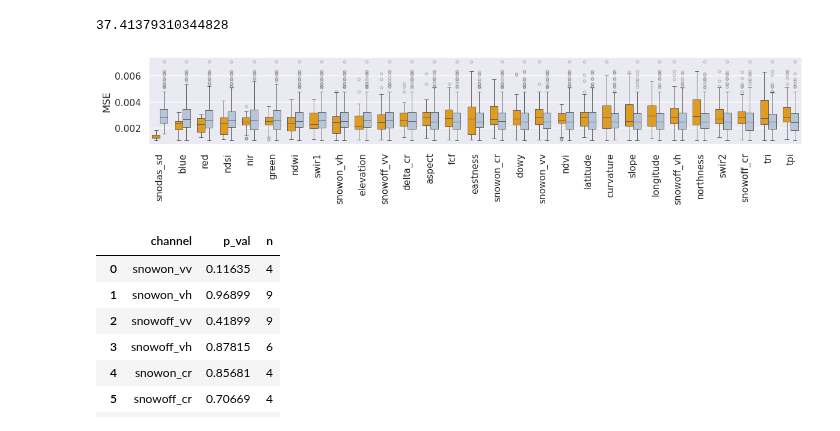
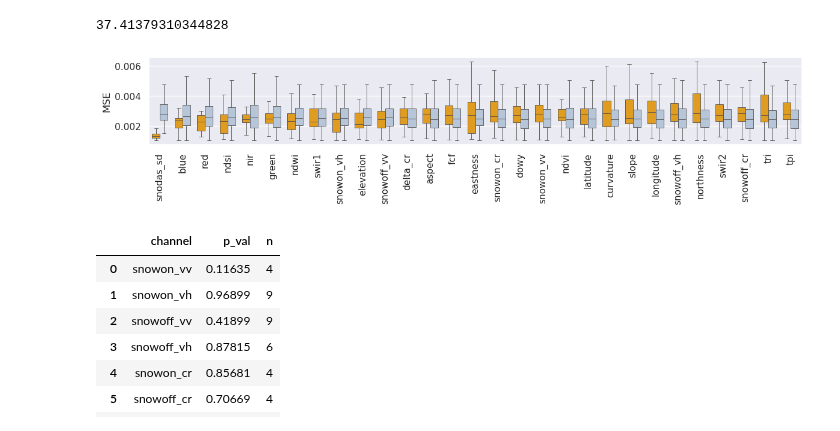
Before and after one commit to geo-smart/deep-snow, a Jupyter notebook: notebooks/train_val_test/feature_importance/check_pickle_montecarlo.ipynb, the cells around one changed output. Cells and saved outputs as stored; diff of their text form; code cells hidden in the pictures.

```diff
--- a/notebooks/train_val_test/feature_importance/check_pickle_montecarlo.ipynb
+++ b/notebooks/train_val_test/feature_importance/check_pickle_montecarlo.ipynb
@@ -208,33 +208,33 @@ sorted_columns = improved_names + worse_names
 # %%
 sns.set_theme()
 
 # Melt the DataFrame
 df_melted = pd.melt(df, id_vars=['channel'], value_vars=['val_mse_w', 'val_mse_wo'], var_name='metric', value_name='value')
 
 # Custom colors for each metric
 palette = {'val_mse_w': 'orange', 'val_mse_wo': 'lightsteelblue'}
 
 # Create subplots
 f, ax = plt.subplots(nrows=1, ncols=1, figsize=(12, 2.8))
 
 # Bottom plot: Performance metrics 3 and 4
 sns.boxplot(x='channel', y='value', hue='metric', order=sorted_columns, data=df_melted, ax=ax,
            flierprops={"marker": "o", "alpha": 0.3}, fliersize=3, palette=palette, legend=False,
-           linewidth=0.6, width=0.7)
+           linewidth=0.6, width=0.7, showfliers=False)
 #ax.set_title('validation performance with and without channel')
 ax.set_ylabel('MSE')
 ax.set_xlabel('')
 ax.tick_params(axis='x', rotation=90)
 ax.set_ylim(None, None)
 
 # Adjust layout
 plt.tight_layout()
 
 
 # Save the plot
 plt.savefig('../../../figs/monte_carlo_MSE.png', dpi=300, bbox_inches="tight")
 # %% [output]
-[figure, old version]
+[figure, new version]
 # %%
 feature = 'snodas_sd'
 
```
Also changed, not shown: parts of 1 cell of this notebook, 9 other files.
